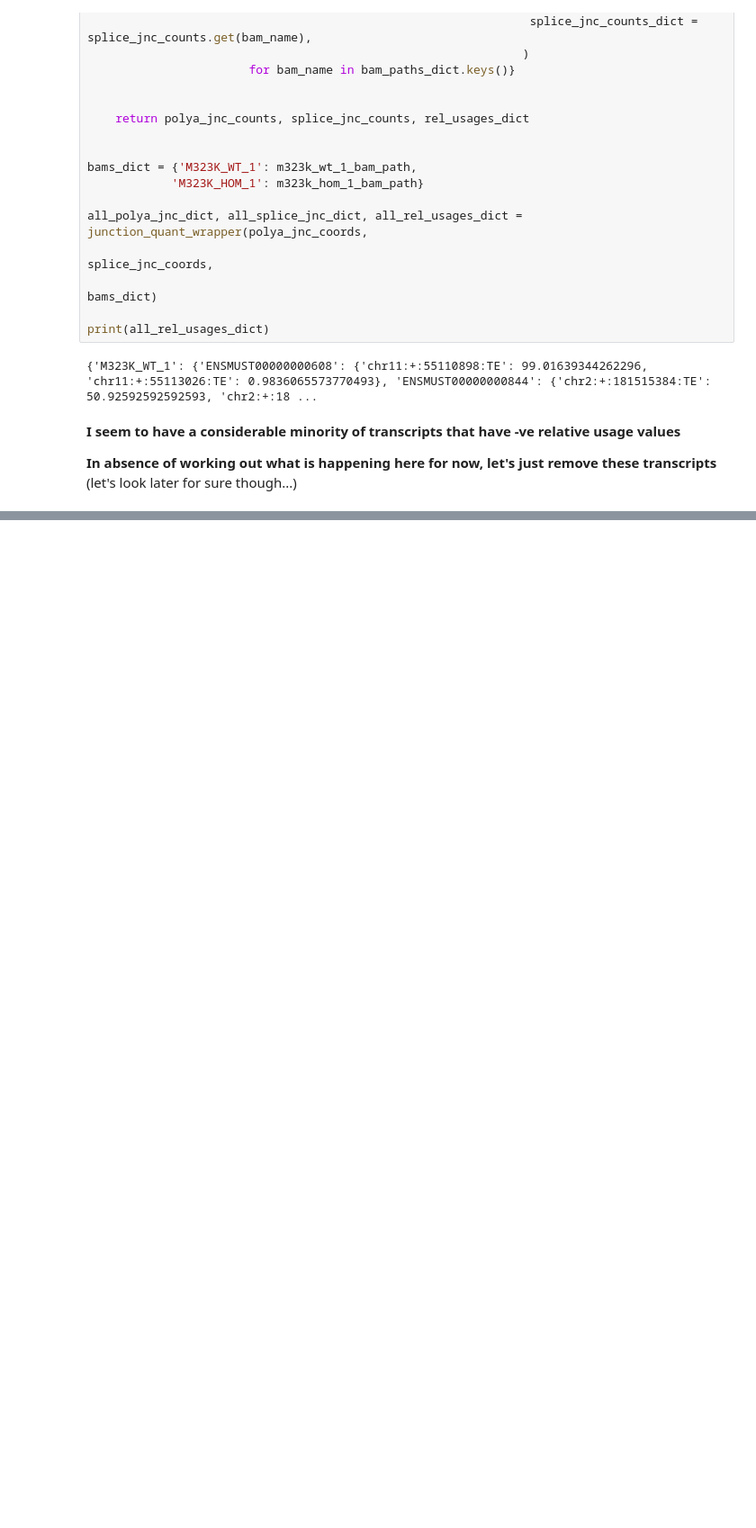
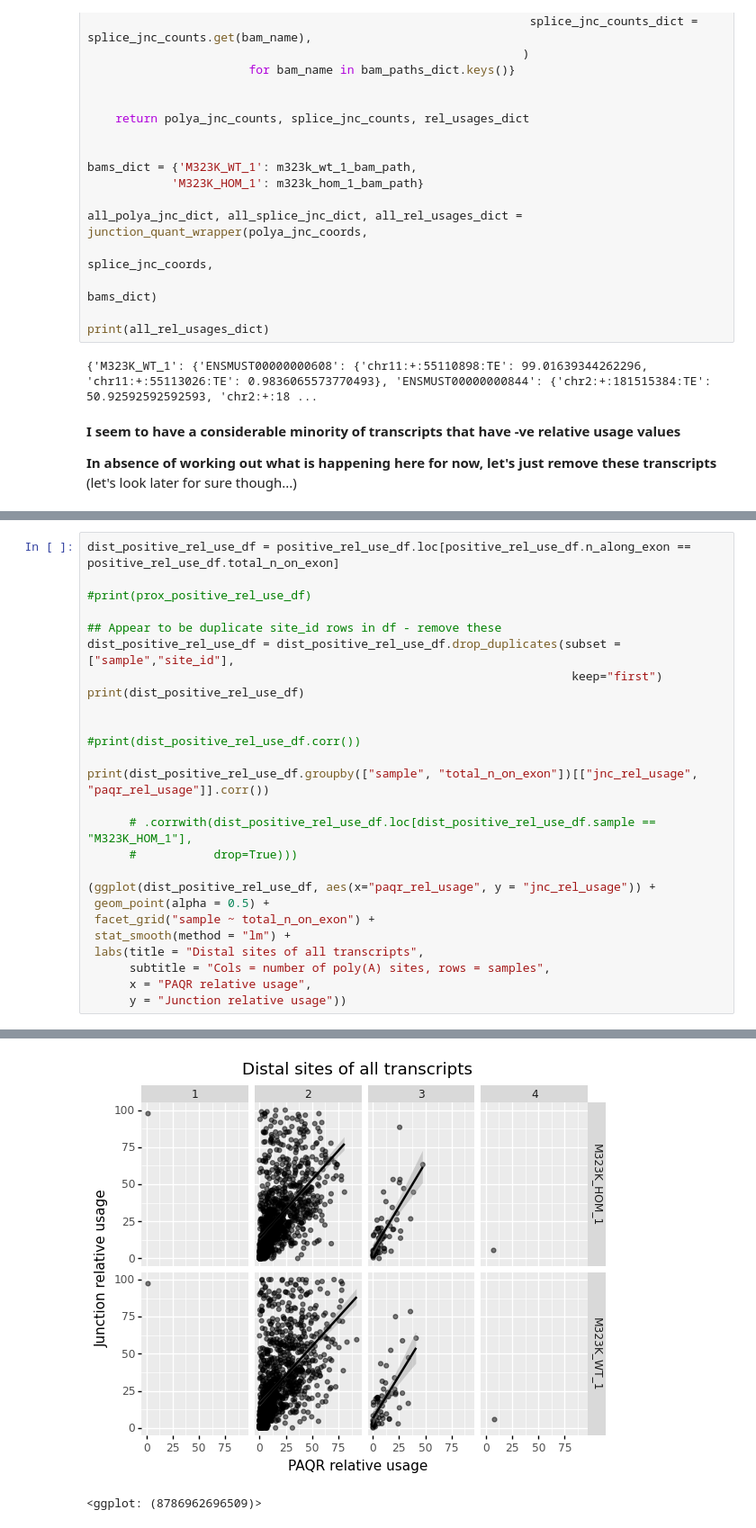
Before and after one commit to SamBryce-Smith/polyA_junctions, a Jupyter notebook: scripts/notebooks/polya_junction_quant_paqr_m323k_high_confidence.ipynb, the cells around one changed output, grey strips where cells are left out. Shown at 90% size. Saved outputs shown, nothing was run; the diff lists cells and outputs as text; blank space fills up the shorter version.

```diff
--- a/scripts/notebooks/polya_junction_quant_paqr_m323k_high_confidence.ipynb
+++ b/scripts/notebooks/polya_junction_quant_paqr_m323k_high_confidence.ipynb
@@ -1212,0 +1322,27 @@ Number of transcripts with a -ve relative usage value: 143
+# %%
+dist_positive_rel_use_df = positive_rel_use_df.loc[positive_rel_use_df.n_along_exon == positive_rel_use_df.total_n_on_exon]
+
+#print(prox_positive_rel_use_df)
+
+## Appear to be duplicate site_id rows in df - remove these
+dist_positive_rel_use_df = dist_positive_rel_use_df.drop_duplicates(subset = ["sample","site_id"],
+                                                                     keep="first")
+print(dist_positive_rel_use_df)
+
+
+#print(dist_positive_rel_use_df.corr())
+
+print(dist_positive_rel_use_df.groupby(["sample", "total_n_on_exon"])[["jnc_rel_usage", "paqr_rel_usage"]].corr())
+
+      # .corrwith(dist_positive_rel_use_df.loc[dist_positive_rel_use_df.sample == "M323K_HOM_1"],
+      #           drop=True)))
+
+(ggplot(dist_positive_rel_use_df, aes(x="paqr_rel_usage", y = "jnc_rel_usage")) +
+ geom_point(alpha = 0.5) +
+ facet_grid("sample ~ total_n_on_exon") +
+ stat_smooth(method = "lm") +
+ labs(title = "Distal sites of all transcripts",
+      subtitle = "Cols = number of poly(A) sites, rows = samples",
+      x = "PAQR relative usage",
+      y = "Junction relative usage"))
+# %% [output]
@@ -1212,0 +1366,2 @@ Number of transcripts with a -ve relative usage value: 143
+[figure, added]
+<ggplot: (8786962696509)>
```
Also changed, not shown: parts of 13 cells of this notebook.
